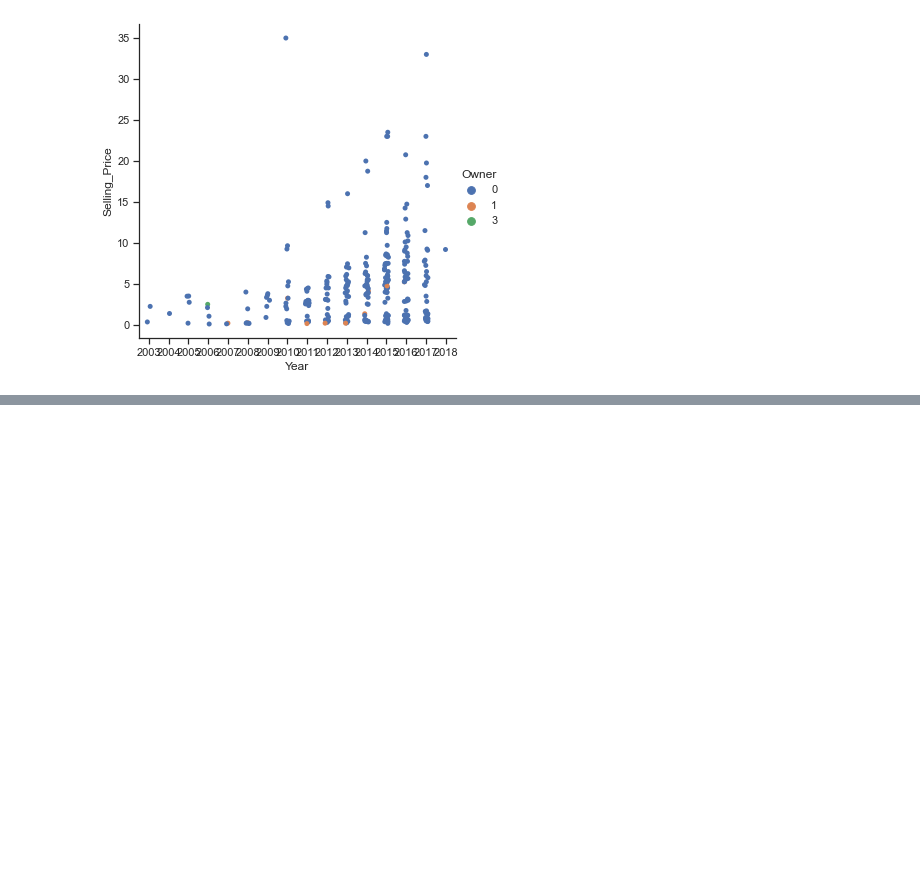
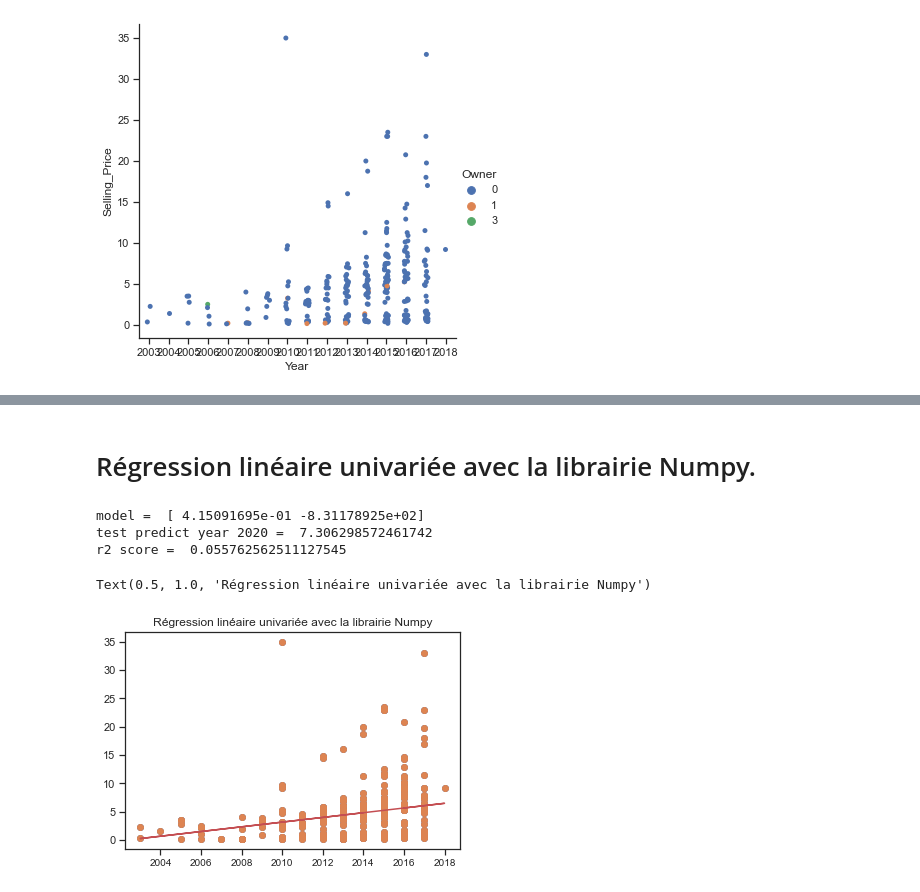
Before and after one commit to beaucourt-benoit/U1_New_Car, a Jupyter notebook: New_Car.ipynb, the cells around one changed output, grey strips where cells are left out. Drawn from its saved outputs; the diff is of its cells as text; code cells hidden in the pictures; blank space fills up the shorter version.

Commit message:
job reg lin with Numpy

```diff
--- a/New_Car.ipynb
+++ b/New_Car.ipynb
@@ -70,6 +70,0 @@ plt.rcParams["xtick.labelsize"] = 10
-# %%
-x = df.Year
-y = df.Selling_Price
-fig, ax = plt.subplots()
-ax.plot(x, y)
-ax.set_title('Sellin_Price by Year')
@@ -106,0 +99,23 @@ AttributeError: 'LinregressResult' object has no attribute 'intercept_stderr'
+# %% [markdown]
+# Régression linéaire univariée avec la librairie Numpy.
+# %%
+X = df.Year
+y = df.Selling_Price
+plt.scatter(X,y)
+model = np.polyfit(X, y, 1)
+print("model = ", model)
+predict = np.poly1d(model)
+test_year = 2020
+print("test predict year 2020 = ", predict(test_year))
+print("r2 score = ", r2_score(y, predict(x)))
+x_lin_reg = X
+y_lin_reg = predict(x_lin_reg)
+plt.scatter(X, y)
+plt.plot(x_lin_reg, y_lin_reg, c = 'r')
+plt.title("Régression linéaire univariée avec la librairie Numpy")
+# %% [output]
+model =  [ 4.15091695e-01 -8.31178925e+02]
+test predict year 2020 =  7.306298572461742
+r2 score =  0.055762562511127545
+Text(0.5, 1.0, 'Régression linéaire univariée avec la librairie Numpy')
+[figure, added]
```
Also changed, not shown: parts of 6 cells of this notebook.
